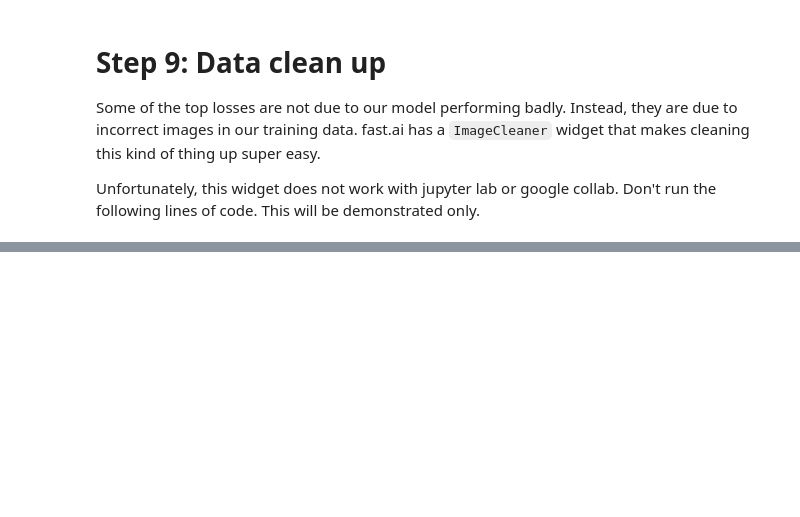
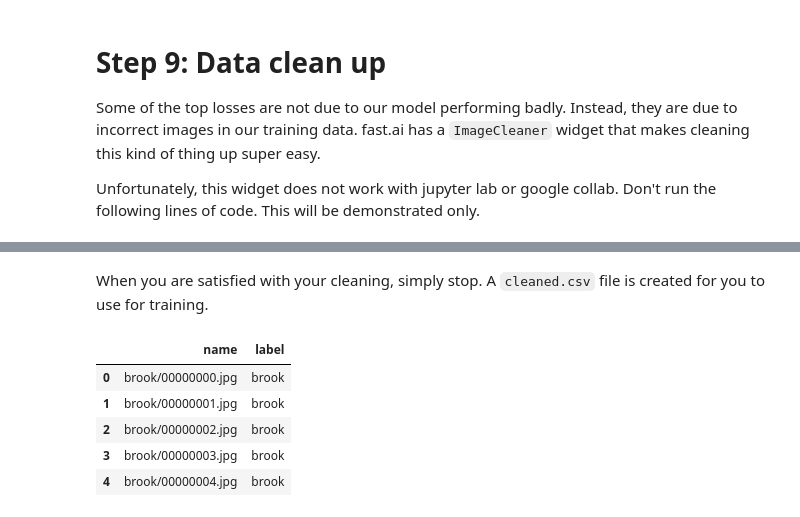
Before and after one commit to ptats/ml101-grad-workshop, a Jupyter notebook: notebooks/Image_Classification.ipynb, the cells around one changed output, grey strips where cells are left out. Drawn from its saved outputs; the diff is of its cells as text; code cells hidden in the pictures; blank space fills up the shorter version.

```diff
--- a/notebooks/Image_Classification.ipynb
+++ b/notebooks/Image_Classification.ipynb
@@ -457,0 +454,2 @@ ds, idx = DatasetFormatter().from_toplosses(learn_cln)
+# %% [markdown]
+When you are satisfied with your cleaning, simply stop. A `cleaned.csv` file is created for you to use for training.
@@ -457,0 +458,11 @@ ds, idx = DatasetFormatter().from_toplosses(learn_cln)
+# %%
+df = pd.read_csv('data/one_piece_crew/cleaned.csv')
+# %%
+df.head()
+# %% [output]
+|  | name | label |
+| 0 | brook/00000000.jpg | brook |
+| 1 | brook/00000001.jpg | brook |
+| 2 | brook/00000002.jpg | brook |
+| 3 | brook/00000003.jpg | brook |
+| 4 | brook/00000004.jpg | brook |
```
Also changed, not shown: parts of 9 cells of this notebook.
